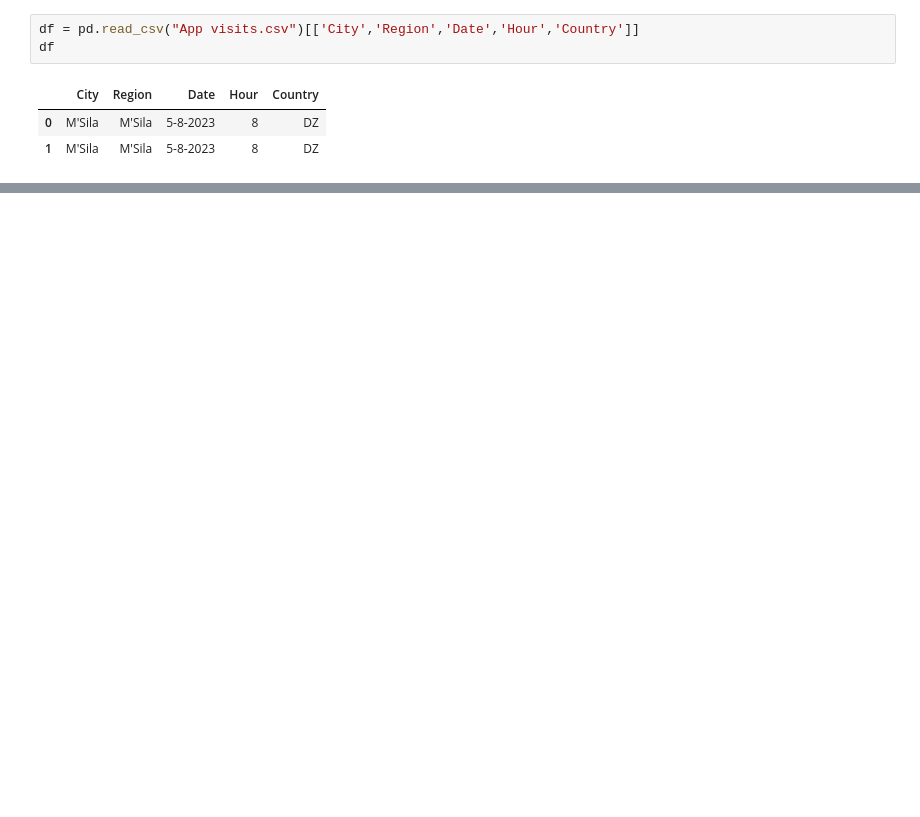
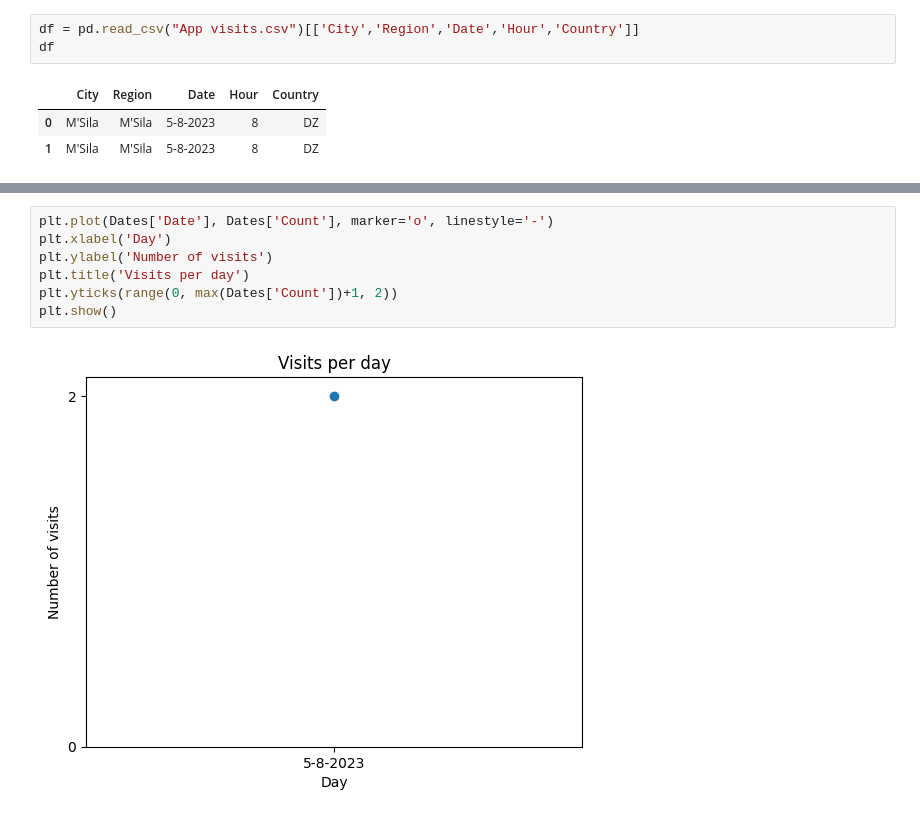
Before and after one commit to abd-ellatif/CondorSult-Analytics, a Jupyter notebook: Other Analytics.ipynb, the cells around one changed output, grey strips where cells are left out. Saved outputs shown, nothing was run; the diff lists cells and outputs as text; blank space fills up the shorter version.

```diff
--- a/Other Analytics.ipynb
+++ b/Other Analytics.ipynb
@@ -21,0 +45,9 @@ Country.to_json("Visits per Country",orient="records")
+# %%
+plt.plot(Dates['Date'], Dates['Count'], marker='o', linestyle='-')
+plt.xlabel('Day')
+plt.ylabel('Number of visits')
+plt.title('Visits per day')
+plt.yticks(range(0, max(Dates['Count'])+1, 2))
+plt.show()
+# %% [output]
+[figure, added]
```
Also changed, not shown: parts of 7 cells of this notebook, 2 other files.
